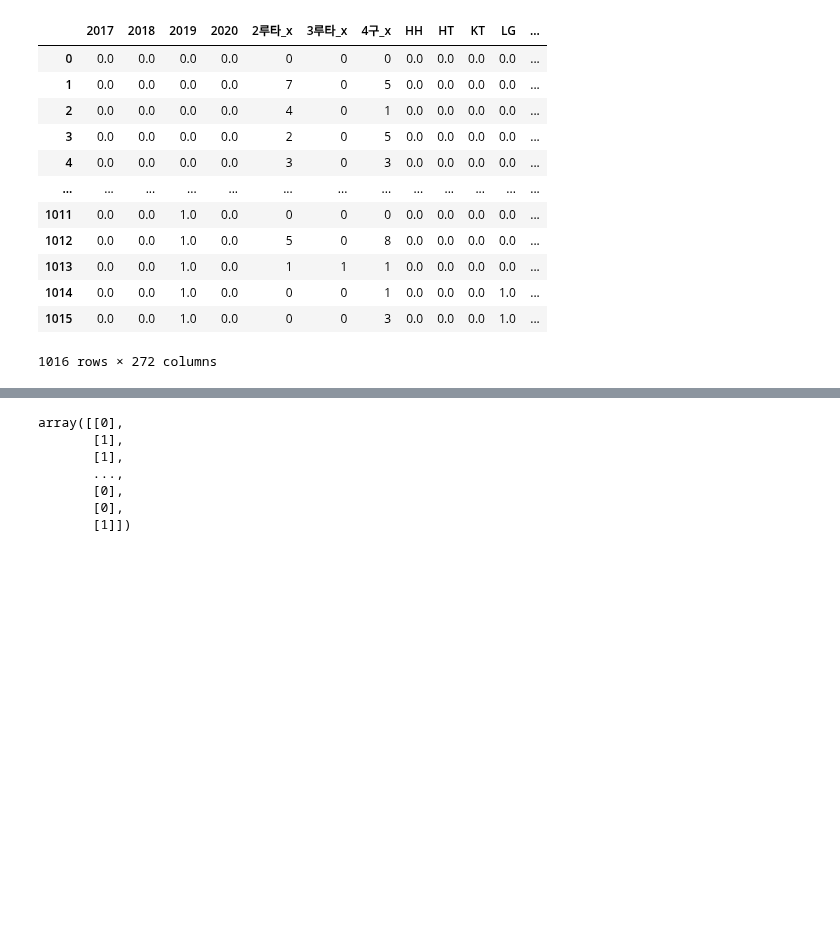
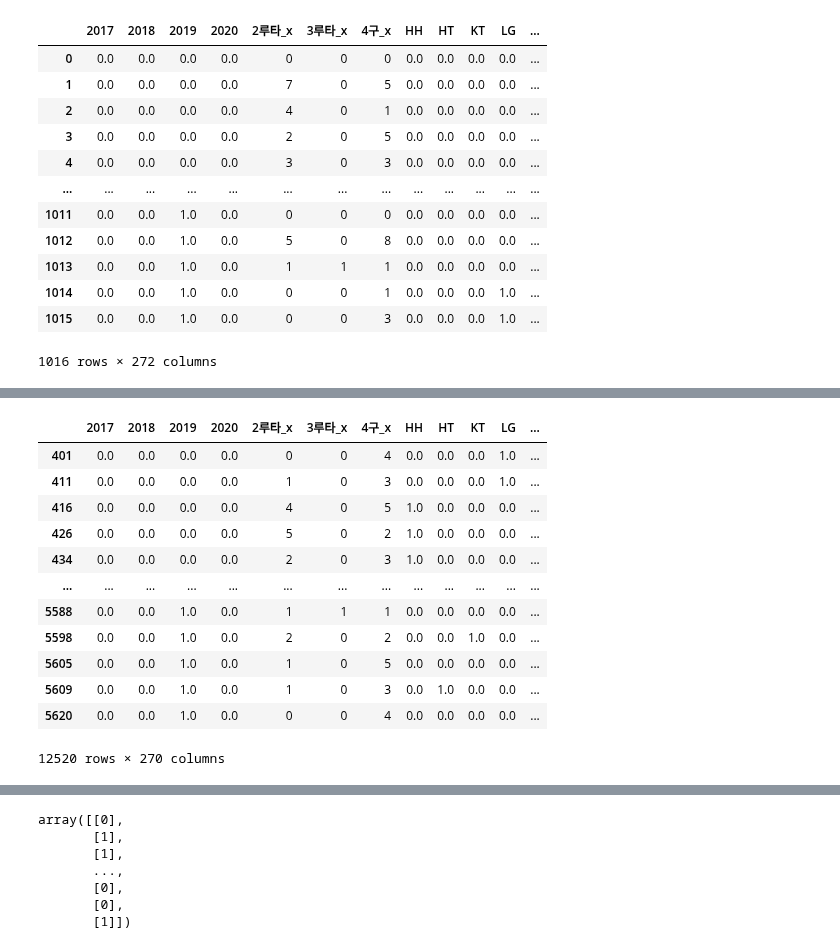
Before and after one commit to seonghunYang/big_contest2020, a Jupyter notebook: Untitled0.ipynb, the cells around one changed output, grey strips where cells are left out. Drawn from its saved outputs; the diff is of its cells as text; code cells hidden in the pictures; blank space fills up the shorter version.

```diff
--- a/Untitled0.ipynb
+++ b/Untitled0.ipynb
@@ -235 +258,42 @@ Name: 2017, Length: 20320, dtype: float64
+# %%
+encoder_list2 = []
+encoder_list3 = []
+for idx in range(0, len(decoder_outputs), 1):
+  row = decoder_outputs.iloc[idx]
+  if match_up_key == 0:
+    match_up_key = row['매치업키']
+    previous2 = vs_r_team[(vs_r_team['일자'] < row['일자']) & (vs_r_team['팀코드'] == row['팀코드'] )  & (vs_r_team['시즌'] == row['시즌'])].tail(20)
+    previous3 = vs_r_team[(vs_r_team['일자'] < row['일자']) & (vs_r_team['상대팀코드'] == row['상대팀코드']) & (vs_r_team['시즌'] == row['시즌'])].tail(20)
+    if len(encoder_list2) == 0:
+      encoder_list2 = previous2
+      encoder_list3 = previous3
+    else:
+      encoder_list2 = pd.concat([encoder_list2, previous2])
+      encoder_list3 = pd.concat([encoder_list3, previous3])
+  elif match_up_key != row['매치업키']:
+    match_up_key = row['매치업키']
+    previous2 = vs_r_team[(vs_r_team['일자'] < row['일자']) & (vs_r_team['팀코드'] == row['팀코드'] )  & (vs_r_team['시즌'] == row['시즌'])].tail(20)
+    previous3 = vs_r_team[(vs_r_team['일자'] < row['일자']) & (vs_r_team['상대팀코드'] == row['팀코드']) & (vs_r_team['시즌'] == row['시즌'])].tail(20)
+    if len(encoder_list2) == 0:
+      encoder_list2 = previous2
+      encoder_list3 = previous3
+    else:
+      encoder_list2 = pd.concat([encoder_list2, previous2])
+      encoder_list3 = pd.concat([encoder_list3, previous3])
+# %%
+encoder_list3
+# %% [output]
+|  | 2017 | 2018 | 2019 | 2020 | 2루타_x | 3루타_x | 4구_x | HH | HT | KT | LG | ... |
+| 401 | 0.0 | 0.0 | 0.0 | 0.0 | 0 | 0 | 4 | 0.0 | 0.0 | 0.0 | 1.0 | ... |
+| 411 | 0.0 | 0.0 | 0.0 | 0.0 | 1 | 0 | 3 | 0.0 | 0.0 | 0.0 | 1.0 | ... |
+| 416 | 0.0 | 0.0 | 0.0 | 0.0 | 4 | 0 | 5 | 1.0 | 0.0 | 0.0 | 0.0 | ... |
+| 426 | 0.0 | 0.0 | 0.0 | 0.0 | 5 | 0 | 2 | 1.0 | 0.0 | 0.0 | 0.0 | ... |
+| 434 | 0.0 | 0.0 | 0.0 | 0.0 | 2 | 0 | 3 | 1.0 | 0.0 | 0.0 | 0.0 | ... |
+| ... | ... | ... | ... | ... | ... | ... | ... | ... | ... | ... | ... | ... |
+| 5588 | 0.0 | 0.0 | 1.0 | 0.0 | 1 | 1 | 1 | 0.0 | 0.0 | 0.0 | 0.0 | ... |
+| 5598 | 0.0 | 0.0 | 1.0 | 0.0 | 2 | 0 | 2 | 0.0 | 0.0 | 1.0 | 0.0 | ... |
+| 5605 | 0.0 | 0.0 | 1.0 | 0.0 | 1 | 0 | 5 | 0.0 | 0.0 | 0.0 | 0.0 | ... |
+| 5609 | 0.0 | 0.0 | 1.0 | 0.0 | 1 | 0 | 3 | 0.0 | 1.0 | 0.0 | 0.0 | ... |
+| 5620 | 0.0 | 0.0 | 1.0 | 0.0 | 0 | 0 | 4 | 0.0 | 0.0 | 0.0 | 0.0 | ... |
+12520 rows × 270 columns
 # %%
```
Also changed, not shown: parts of 11 cells of this notebook.
